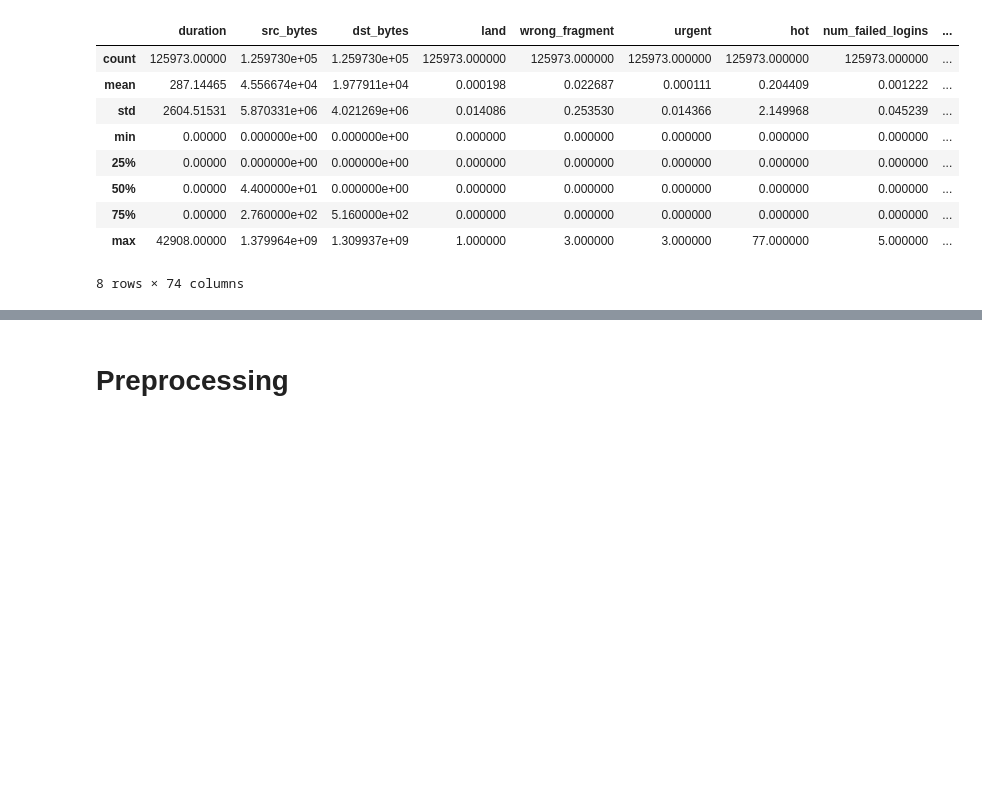
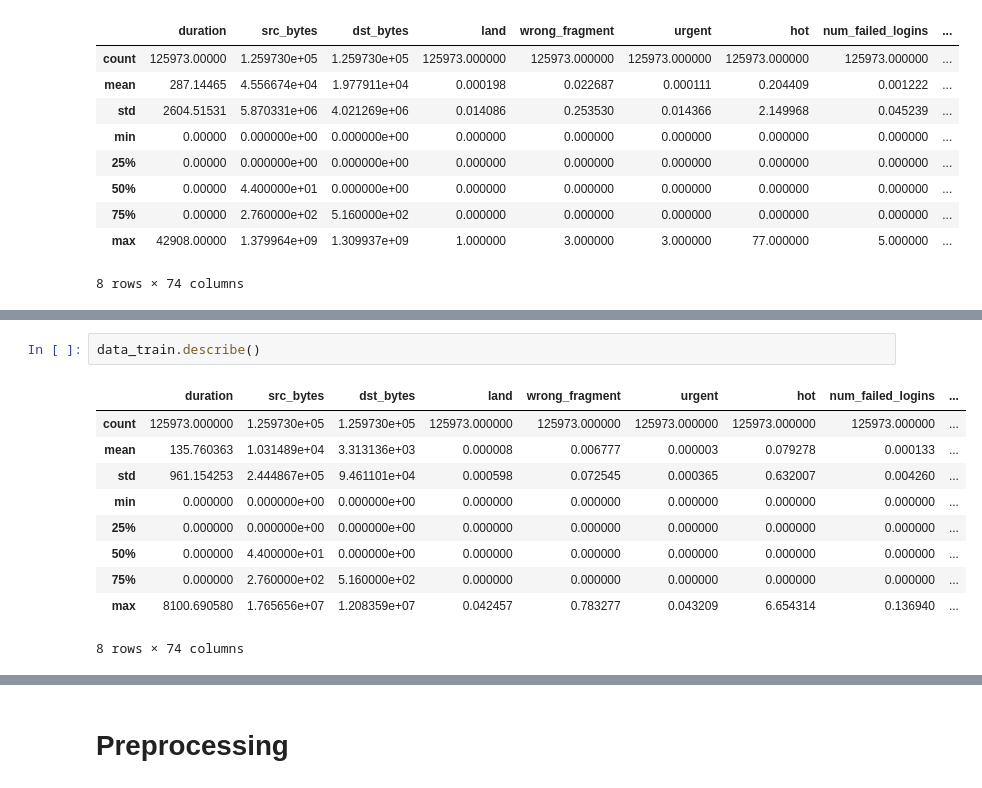
Before and after one commit to ddfadela/IDS, a Jupyter notebook: IDS.ipynb, the cells around one changed output, grey strips where cells are left out. Cells and saved outputs as stored; diff of their text form; blank space fills up the shorter version.

```diff
--- a/IDS.ipynb
+++ b/IDS.ipynb
@@ -399,0 +501,13 @@ data_train.describe()
+# %%
+data_train.describe()
+# %% [output]
+|  | duration | src_bytes | dst_bytes | land | wrong_fragment | urgent | hot | num_failed_logins | ... |
+| count | 125973.000000 | 1.259730e+05 | 1.259730e+05 | 125973.000000 | 125973.000000 | 125973.000000 | 125973.000000 | 125973.000000 | ... |
+| mean | 135.760363 | 1.031489e+04 | 3.313136e+03 | 0.000008 | 0.006777 | 0.000003 | 0.079278 | 0.000133 | ... |
+| std | 961.154253 | 2.444867e+05 | 9.461101e+04 | 0.000598 | 0.072545 | 0.000365 | 0.632007 | 0.004260 | ... |
+| min | 0.000000 | 0.000000e+00 | 0.000000e+00 | 0.000000 | 0.000000 | 0.000000 | 0.000000 | 0.000000 | ... |
+| 25% | 0.000000 | 0.000000e+00 | 0.000000e+00 | 0.000000 | 0.000000 | 0.000000 | 0.000000 | 0.000000 | ... |
+| 50% | 0.000000 | 4.400000e+01 | 0.000000e+00 | 0.000000 | 0.000000 | 0.000000 | 0.000000 | 0.000000 | ... |
+| 75% | 0.000000 | 2.760000e+02 | 5.160000e+02 | 0.000000 | 0.000000 | 0.000000 | 0.000000 | 0.000000 | ... |
+| max | 8100.690580 | 1.765656e+07 | 1.208359e+07 | 0.042457 | 0.783277 | 0.043209 | 6.654314 | 0.136940 | ... |
+8 rows × 74 columns
```
Also changed, not shown: parts of 13 cells of this notebook.
